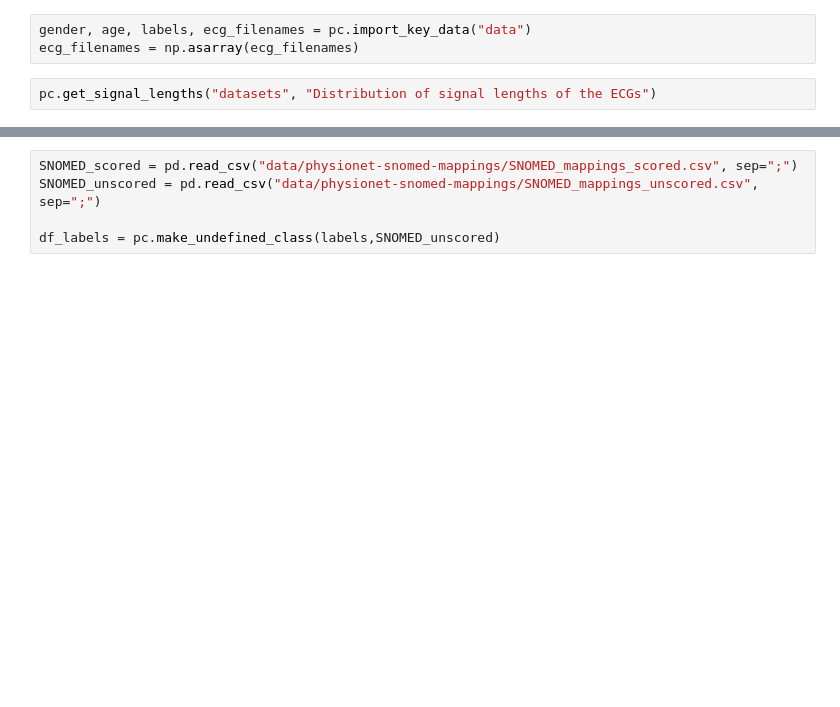
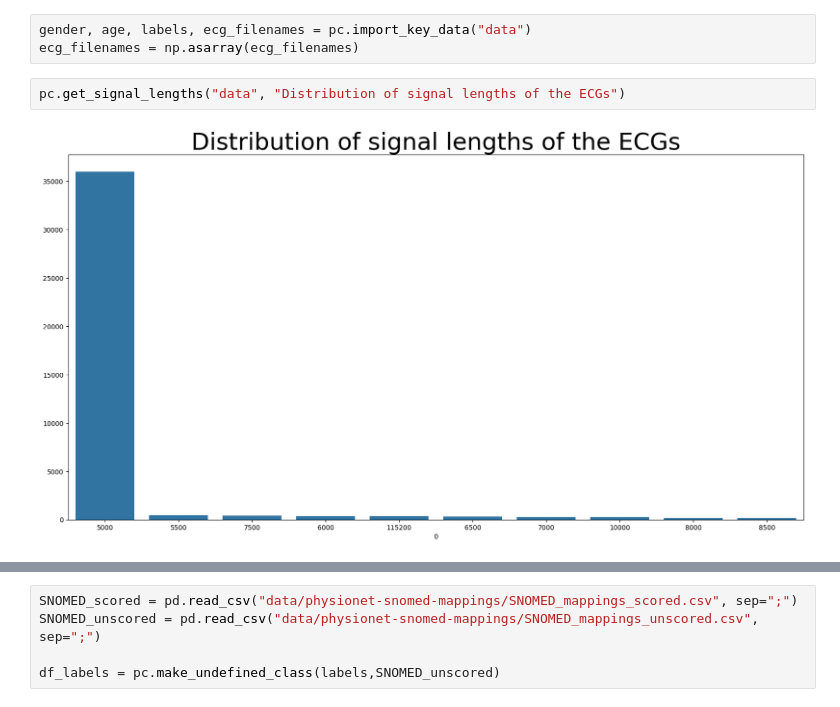
Before and after one commit to nareshwar/cvd-early-detection-ecg-uhull, a Jupyter notebook: notebooks/01_lstm_baseline.ipynb, the cells around one changed output, grey strips where cells are left out. Saved outputs shown, nothing was run; the diff lists cells and outputs as text; blank space fills up the shorter version.

```diff
--- a/notebooks/01_lstm_baseline.ipynb
+++ b/notebooks/01_lstm_baseline.ipynb
@@ -85,6 +74,8 @@ plot_ecg("data/china-12lead-ecg-challenge-database/Training_2/Q0002.mat")
 gender, age, labels, ecg_filenames = pc.import_key_data("data")
 ecg_filenames = np.asarray(ecg_filenames)
 # %%
-pc.get_signal_lengths("datasets", "Distribution of signal lengths of the ECGs")
+pc.get_signal_lengths("data", "Distribution of signal lengths of the ECGs")
+# %% [output]
+[figure, added]
 # %%
 age, gender = pc.import_gender_and_age(age, gender)
```
Also changed, not shown: parts of 42 cells of this notebook, 3 other files.
